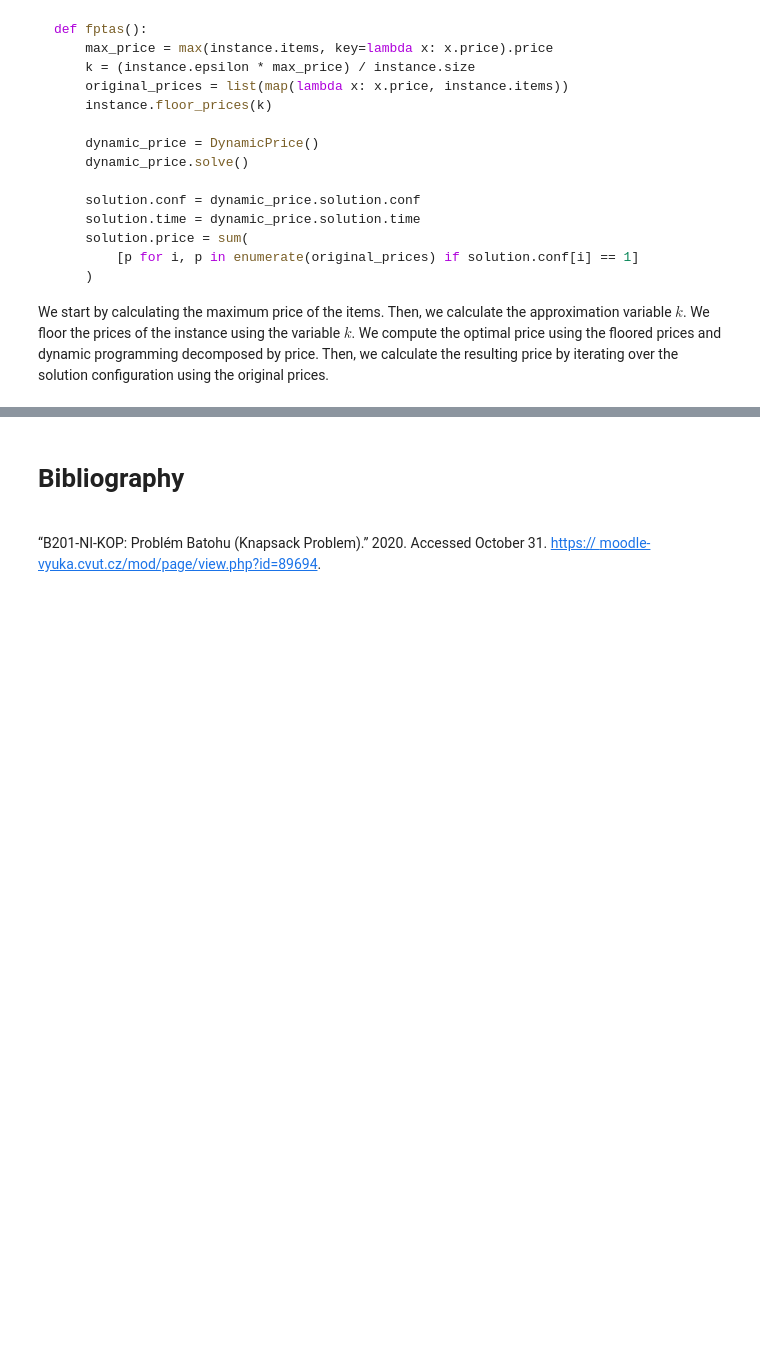
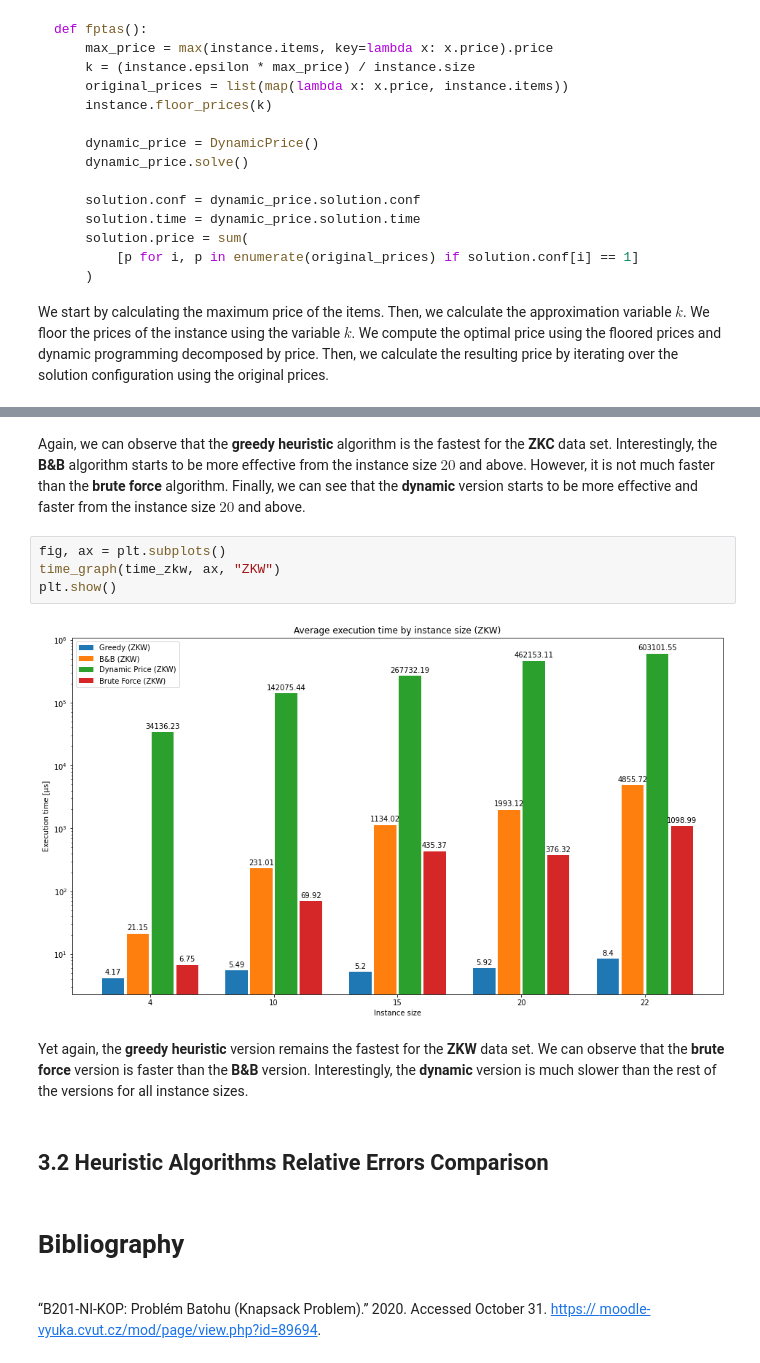
Before and after one commit to patrotom/combinatorial-optimization-problems, a Jupyter notebook: knapsack_heuristic/notebooks/knapsack_heuristic.ipynb, the cells around one changed output, grey strips where cells are left out. Cells and saved outputs as stored; diff of their text form; blank space fills up the shorter version.

```diff
--- a/knapsack_heuristic/notebooks/knapsack_heuristic.ipynb
+++ b/knapsack_heuristic/notebooks/knapsack_heuristic.ipynb
@@ -307,3 +415,15 @@ We start by loading and processing the data:
+# %% [markdown]
+Again, we can observe that the **greedy heuristic** algorithm is the fastest for the **ZKC** data set. Interestingly, the **B&B** algorithm starts to be more effective from the instance size $20$ and above. However, it is not much faster than the **brute force** algorithm. Finally, we can see that the **dynamic** version starts to be more effective and faster from the instance size $20$ and above.
+# %%
+fig, ax = plt.subplots()
+time_graph(time_zkw, ax, "ZKW")
+plt.show()
+# %% [output]
+[figure, added]
+# %% [markdown]
+Yet again, the **greedy heuristic** version remains the fastest for the **ZKW** data set. We can observe that the **brute force** version is faster than the **B&B** version. Interestingly, the **dynamic** version is much slower than the rest of the versions for all instance sizes.
+# %% [markdown]
+## 3.2 Heuristic Algorithms Relative Errors Comparison
 # %% [markdown]
 # Bibliography
 
```
Also changed, not shown: parts of 8 cells of this notebook.
